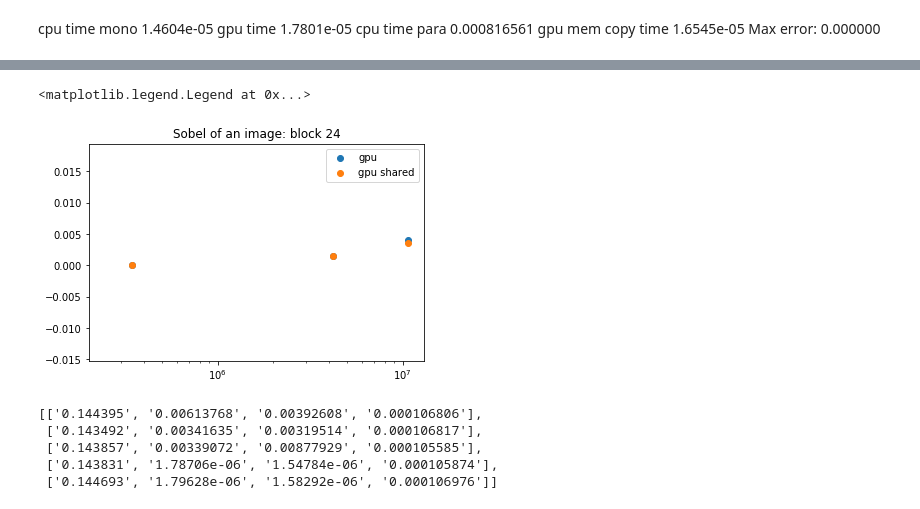
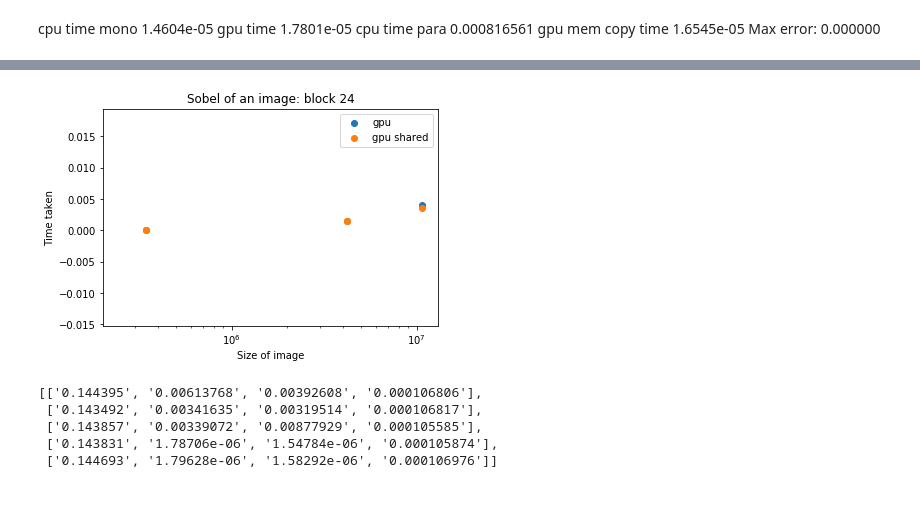
Before and after one commit to yirenWang/progparallel, a Jupyter notebook: 04-CUDA/Untitled.ipynb, the cells around one changed output, grey strips where cells are left out. Drawn from its saved outputs; the diff is of its cells as text; code cells hidden in the pictures.

```diff
--- a/04-CUDA/Untitled.ipynb
+++ b/04-CUDA/Untitled.ipynb
@@ -119,13 +152,16 @@ plt.legend()
 # %%
 plt.title("Sobel of an image: block 24")
 
 plt.scatter(sizes, gpu, label = "gpu")
 plt.scatter(sizes, gpu_shared, label = "gpu shared")
 plt.xscale("log")
+plt.xlabel("Size of image")
+plt.ylabel("Time taken")
 plt.legend()
+plt.savefig("sobel_gpu")
+plt.show()
 # %% [output]
-<matplotlib.legend.Legend at 0x...>
-[figure, old version]
+[figure, new version]
 # %%
 # drone huge, compare block differences for gpu and gpu shared
 
```
Also changed, not shown: parts of 20 cells of this notebook, 28 other files.
